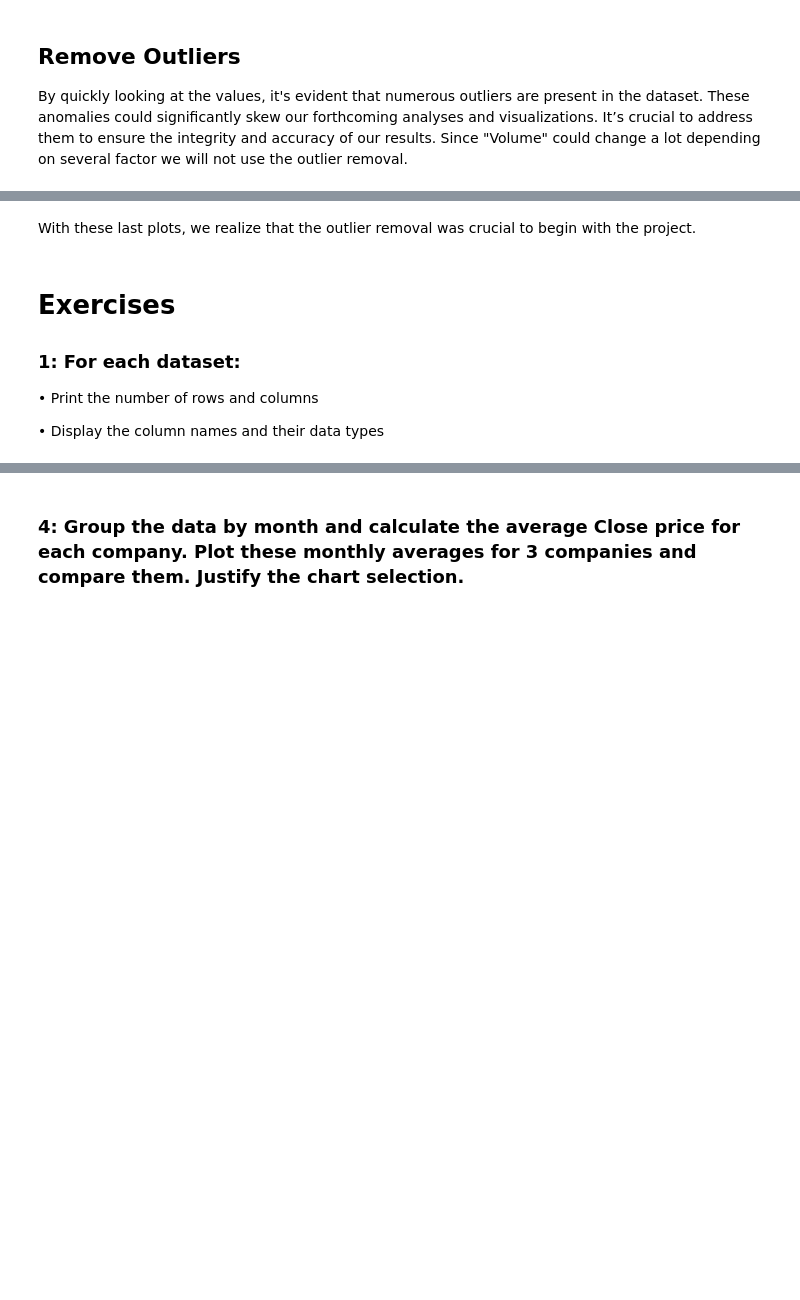
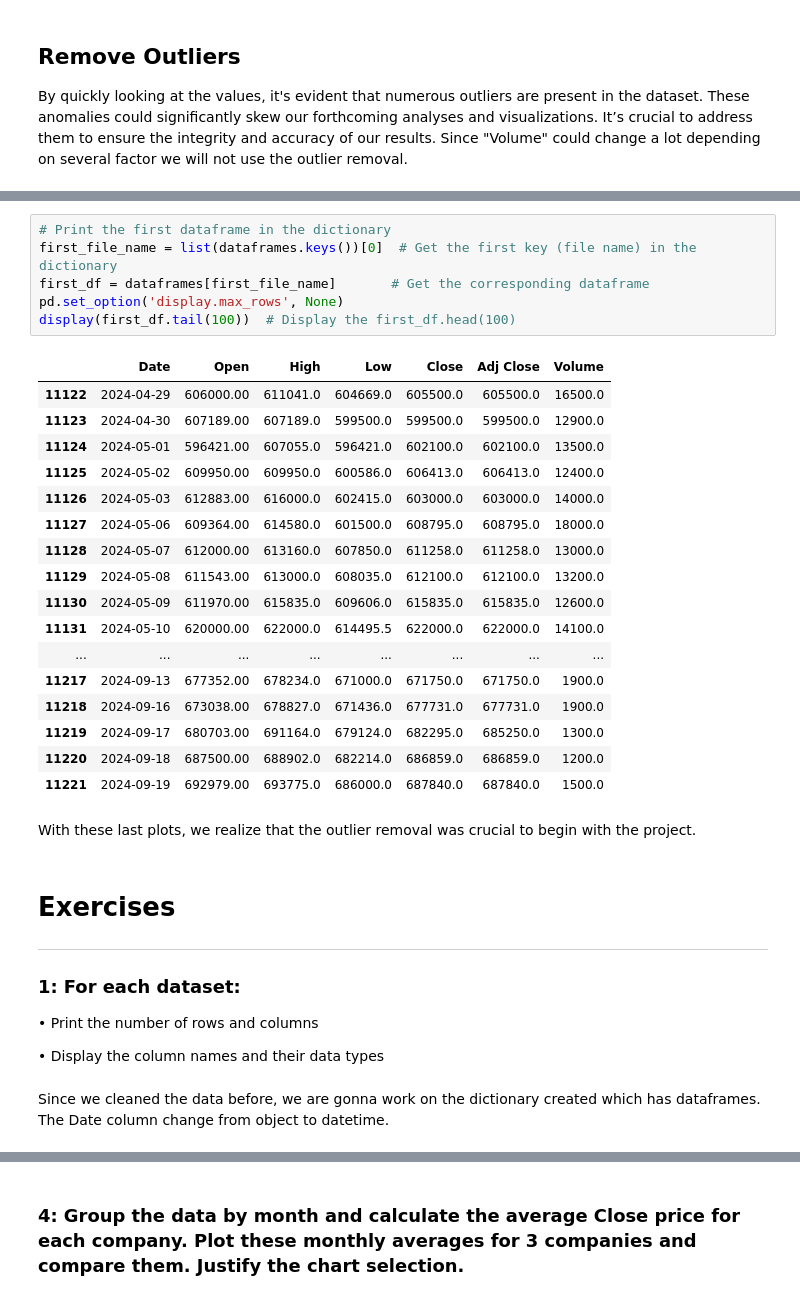
Before and after one commit to Ricksuarez29/Final_Project_PDS_G12, a Jupyter notebook: Final_project_Group_12.ipynb, the cells around one changed output, grey strips where cells are left out. Drawn from its saved outputs; the diff is of its cells as text; blank space fills up the shorter version.

```diff
--- a/Final_project_Group_12.ipynb
+++ b/Final_project_Group_12.ipynb
@@ -222,10 +222,37 @@ plot_all_datasets_vertically(dataframes, variables)
+# %%
+# Print the first dataframe in the dictionary
+first_file_name = list(dataframes.keys())[0]  # Get the first key (file name) in the dictionary
+first_df = dataframes[first_file_name]       # Get the corresponding dataframe
+pd.set_option('display.max_rows', None)
+display(first_df.tail(100))  # Display the first_df.head(100)
+# %% [output]
+|  | Date | Open | High | Low | Close | Adj Close | Volume |
+| 11122 | 2024-04-29 | 606000.00 | 611041.0 | 604669.0 | 605500.0 | 605500.0 | 16500.0 |
+| 11123 | 2024-04-30 | 607189.00 | 607189.0 | 599500.0 | 599500.0 | 599500.0 | 12900.0 |
+| 11124 | 2024-05-01 | 596421.00 | 607055.0 | 596421.0 | 602100.0 | 602100.0 | 13500.0 |
+| 11125 | 2024-05-02 | 609950.00 | 609950.0 | 600586.0 | 606413.0 | 606413.0 | 12400.0 |
+| 11126 | 2024-05-03 | 612883.00 | 616000.0 | 602415.0 | 603000.0 | 603000.0 | 14000.0 |
+| 11127 | 2024-05-06 | 609364.00 | 614580.0 | 601500.0 | 608795.0 | 608795.0 | 18000.0 |
+| 11128 | 2024-05-07 | 612000.00 | 613160.0 | 607850.0 | 611258.0 | 611258.0 | 13000.0 |
+| 11129 | 2024-05-08 | 611543.00 | 613000.0 | 608035.0 | 612100.0 | 612100.0 | 13200.0 |
+| 11130 | 2024-05-09 | 611970.00 | 615835.0 | 609606.0 | 615835.0 | 615835.0 | 12600.0 |
+| 11131 | 2024-05-10 | 620000.00 | 622000.0 | 614495.5 | 622000.0 | 622000.0 | 14100.0 |
+| ... | ... | ... | ... | ... | ... | ... | ... |
+| 11217 | 2024-09-13 | 677352.00 | 678234.0 | 671000.0 | 671750.0 | 671750.0 | 1900.0 |
+| 11218 | 2024-09-16 | 673038.00 | 678827.0 | 671436.0 | 677731.0 | 677731.0 | 1900.0 |
+| 11219 | 2024-09-17 | 680703.00 | 691164.0 | 679124.0 | 682295.0 | 685250.0 | 1300.0 |
+| 11220 | 2024-09-18 | 687500.00 | 688902.0 | 682214.0 | 686859.0 | 686859.0 | 1200.0 |
+| 11221 | 2024-09-19 | 692979.00 | 693775.0 | 686000.0 | 687840.0 | 687840.0 | 1500.0 |
 # %% [markdown]
 With these last plots, we realize that the outlier removal was crucial to begin with the project.
 # %% [markdown]
 # Exercises
+---
 ### 1: For each dataset:
 
  • Print the number of rows and columns
 
  • Display the column names and their data types
+# %% [markdown]
+Since we cleaned the data before, we are gonna work on the dictionary created which has dataframes. The Date column change from object to datetime.
 # %%
```
Also changed, not shown: parts of 8 cells of this notebook.
